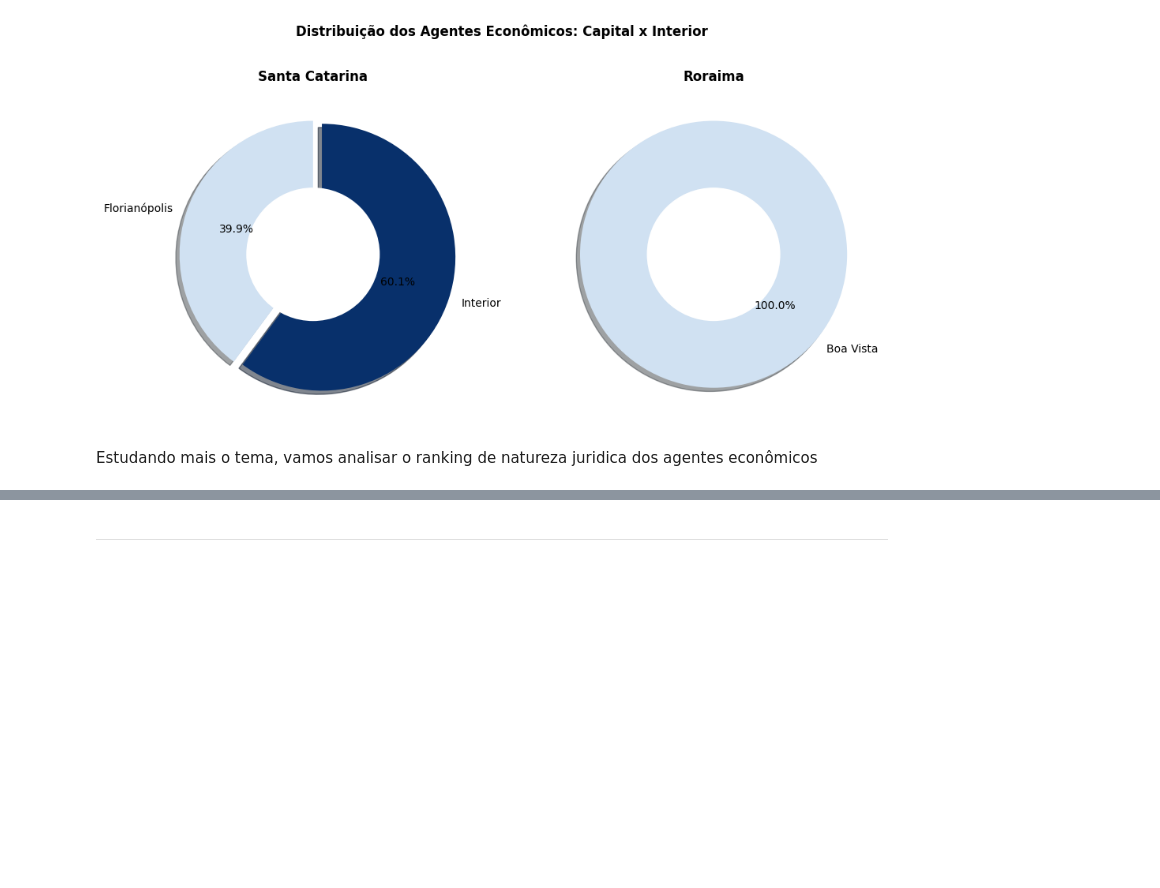
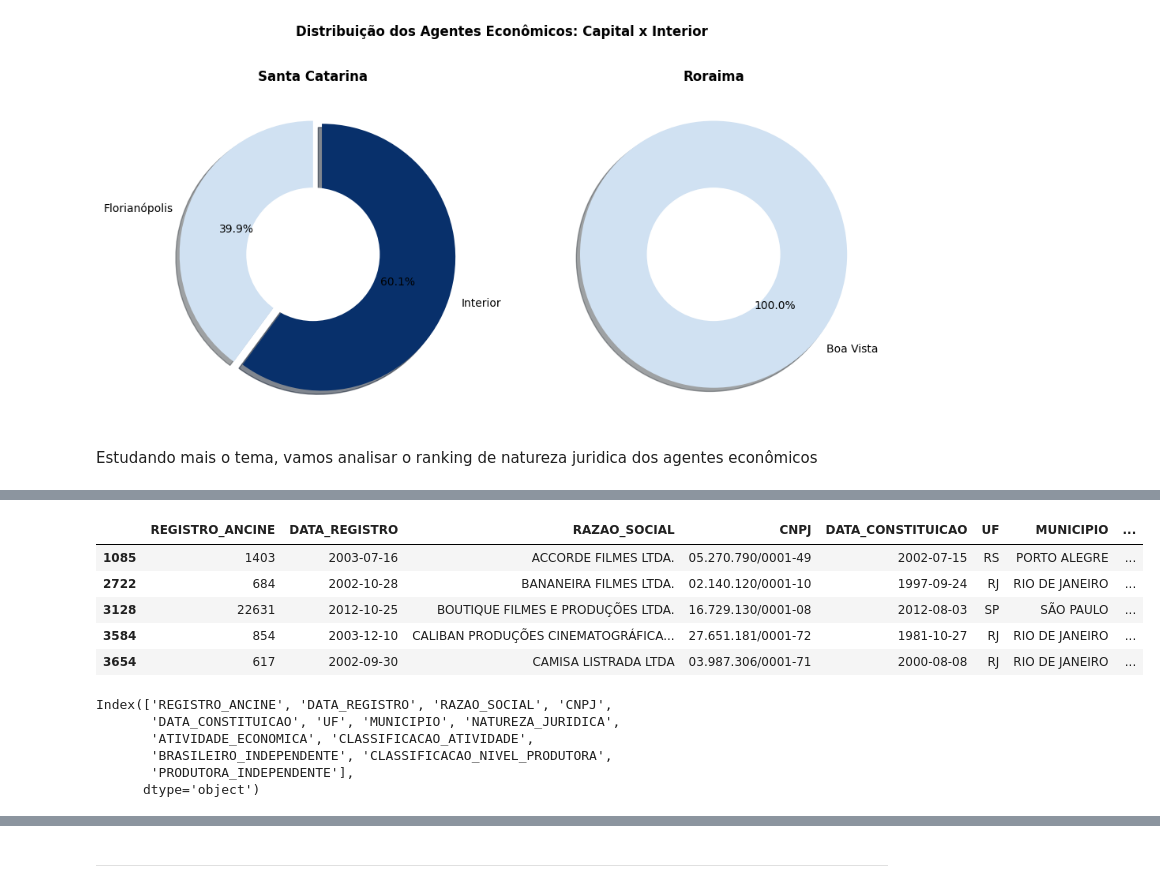
Before and after one commit to fonsecadados/AgenciaNacionalDoCinema_ANCINE, a Jupyter notebook: ANCINE_DesafiosEOportunidades.ipynb, the cells around one changed output, grey strips where cells are left out. Cells and saved outputs as stored; diff of their text form; code cells hidden in the pictures; blank space fills up the shorter version.

```diff
--- a/ANCINE_DesafiosEOportunidades.ipynb
+++ b/ANCINE_DesafiosEOportunidades.ipynb
@@ -552,0 +579,23 @@ plt.show()
+# %%
+classificacao_1 = agnts_tabela_unificada[agnts_tabela_unificada['CLASSIFICACAO_NIVEL_PRODUTORA'] == 1.0]
+classificacao_2 = agnts_tabela_unificada[agnts_tabela_unificada['CLASSIFICACAO_NIVEL_PRODUTORA'] == 2.0]
+classificacao_3 = agnts_tabela_unificada[agnts_tabela_unificada['CLASSIFICACAO_NIVEL_PRODUTORA'] == 3.0]
+classificacao_4 = agnts_tabela_unificada[agnts_tabela_unificada['CLASSIFICACAO_NIVEL_PRODUTORA'] == 4.0]
+classificacao_5 = agnts_tabela_unificada[agnts_tabela_unificada['CLASSIFICACAO_NIVEL_PRODUTORA'] == 5.0]
+classificacao_5.head(5)
+# %% [output]
+|  | REGISTRO_ANCINE | DATA_REGISTRO | RAZAO_SOCIAL | CNPJ | DATA_CONSTITUICAO | UF | MUNICIPIO | ... |
+| 1085 | 1403 | 2003-07-16 | ACCORDE FILMES LTDA. | 05.270.790/0001-49 | 2002-07-15 | RS | PORTO ALEGRE | ... |
+| 2722 | 684 | 2002-10-28 | BANANEIRA FILMES LTDA. | 02.140.120/0001-10 | 1997-09-24 | RJ | RIO DE JANEIRO | ... |
+| 3128 | 22631 | 2012-10-25 | BOUTIQUE FILMES E PRODUÇÕES LTDA. | 16.729.130/0001-08 | 2012-08-03 | SP | SÃO PAULO | ... |
+| 3584 | 854 | 2003-12-10 | CALIBAN PRODUÇÕES CINEMATOGRÁFICA... | 27.651.181/0001-72 | 1981-10-27 | RJ | RIO DE JANEIRO | ... |
+| 3654 | 617 | 2002-09-30 | CAMISA LISTRADA LTDA | 03.987.306/0001-71 | 2000-08-08 | RJ | RIO DE JANEIRO | ... |
+# %%
+agnts_tabela_unificada.columns
+# %% [output]
+Index(['REGISTRO_ANCINE', 'DATA_REGISTRO', 'RAZAO_SOCIAL', 'CNPJ',
+       'DATA_CONSTITUICAO', 'UF', 'MUNICIPIO', 'NATUREZA_JURIDICA',
+       'ATIVIDADE_ECONOMICA', 'CLASSIFICACAO_ATIVIDADE',
+       'BRASILEIRO_INDEPENDENTE', 'CLASSIFICACAO_NIVEL_PRODUTORA',
+       'PRODUTORA_INDEPENDENTE'],
+      dtype='object')
```
Also changed, not shown: parts of 7 cells of this notebook.
